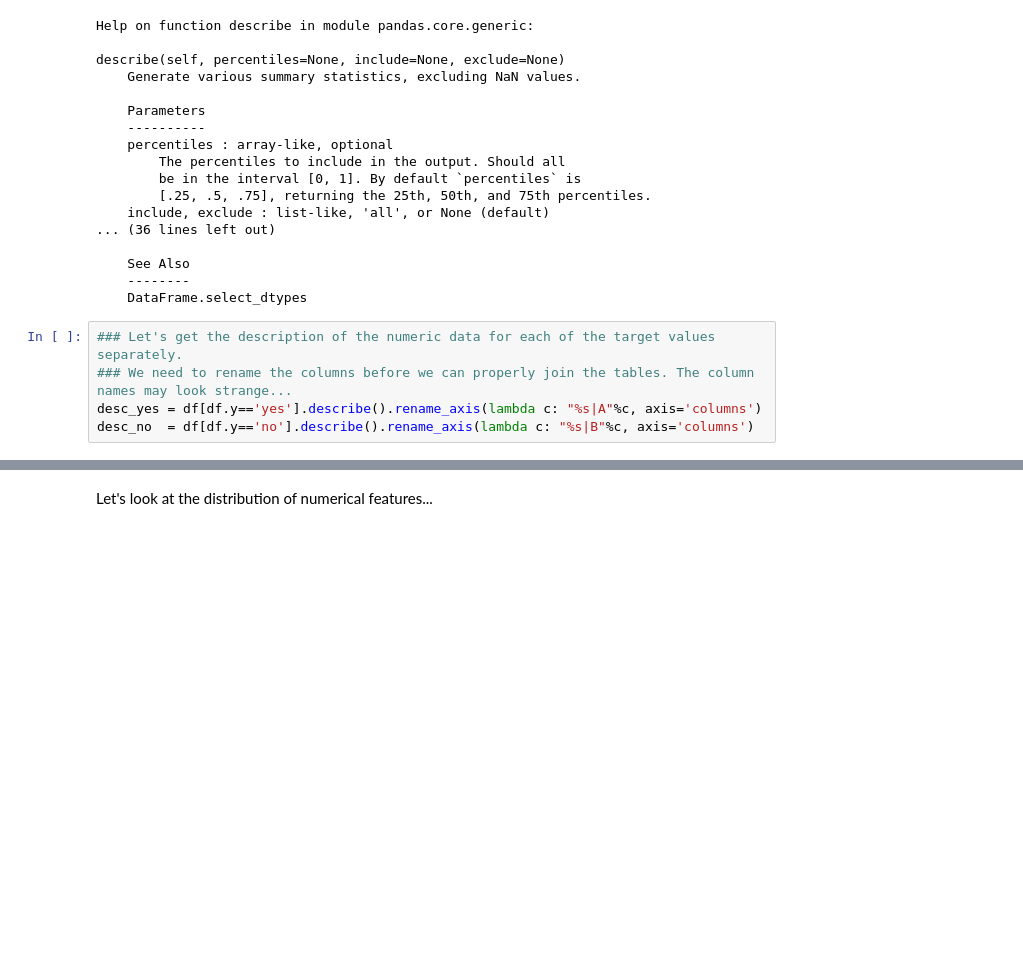
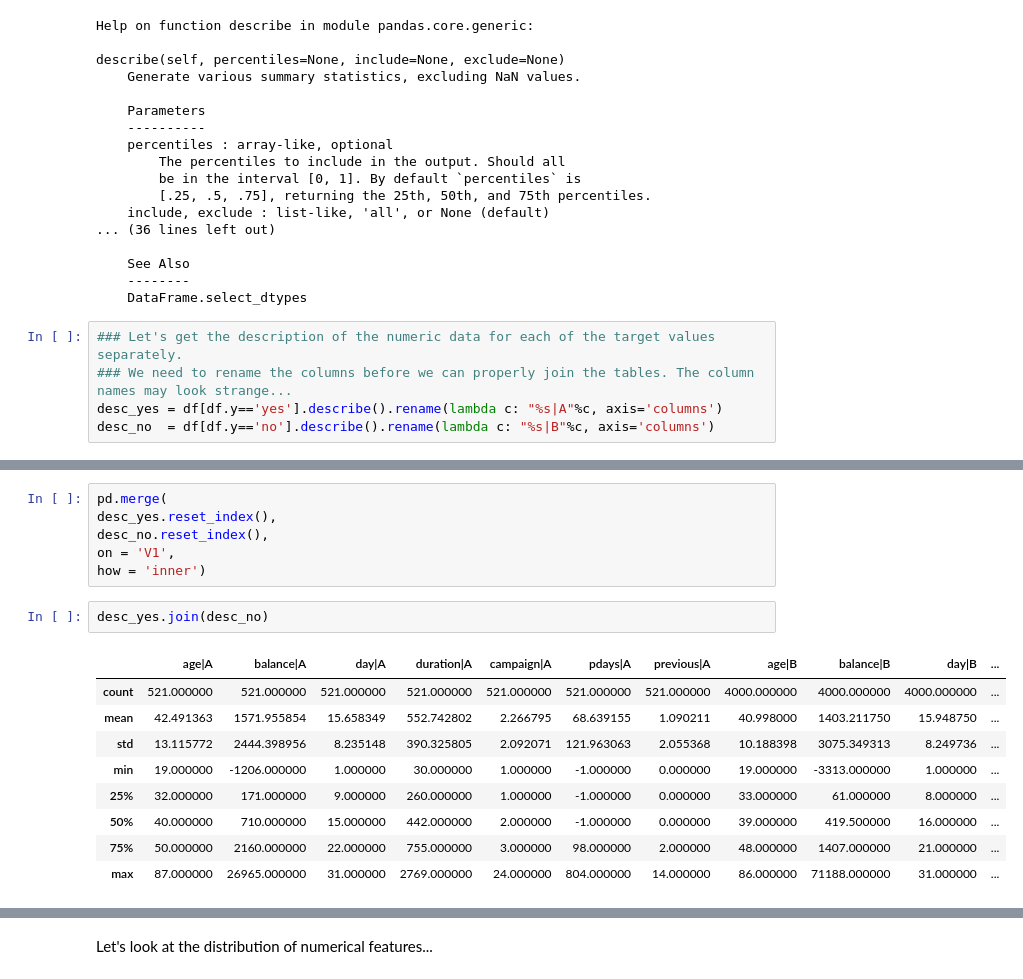
Before and after one commit to peterbengkui/DataProgramming, a Jupyter notebook: 09-Machine-Learning-II/DataPrepExample.ipynb, the cells around one changed output, grey strips where cells are left out. Cells and saved outputs as stored; diff of their text form; blank space fills up the shorter version.

```diff
--- a/09-Machine-Learning-II/DataPrepExample.ipynb
+++ b/09-Machine-Learning-II/DataPrepExample.ipynb
@@ -155,5 +163,5 @@ describe(self, percentiles=None, include=None, exclude=None)
 # %%
 ### Let's get the description of the numeric data for each of the target values separately.
 ### We need to rename the columns before we can properly join the tables. The column names may look strange...
-desc_yes = df[df.y=='yes'].describe().rename_axis(lambda c: "%s|A"%c, axis='columns')
-desc_no  = df[df.y=='no'].describe().rename_axis(lambda c: "%s|B"%c, axis='columns')
+desc_yes = df[df.y=='yes'].describe().rename(lambda c: "%s|A"%c, axis='columns')
+desc_no  = df[df.y=='no'].describe().rename(lambda c: "%s|B"%c, axis='columns')
@@ -160,2 +192,20 @@ desc_no  = df[df.y=='no'].describe().rename_axis(lambda c: "%s|B"%c, axis='colum
+# %%
+pd.merge(
+desc_yes.reset_index(),
+desc_no.reset_index(),
+on = 'V1',
+how = 'inner')
+# %%
+desc_yes.join(desc_no)
+# %% [output]
+|  | age|A | balance|A | day|A | duration|A | campaign|A | pdays|A | previous|A | age|B | balance|B | day|B | ... |
+| count | 521.000000 | 521.000000 | 521.000000 | 521.000000 | 521.000000 | 521.000000 | 521.000000 | 4000.000000 | 4000.000000 | 4000.000000 | ... |
+| mean | 42.491363 | 1571.955854 | 15.658349 | 552.742802 | 2.266795 | 68.639155 | 1.090211 | 40.998000 | 1403.211750 | 15.948750 | ... |
+| std | 13.115772 | 2444.398956 | 8.235148 | 390.325805 | 2.092071 | 121.963063 | 2.055368 | 10.188398 | 3075.349313 | 8.249736 | ... |
+| min | 19.000000 | -1206.000000 | 1.000000 | 30.000000 | 1.000000 | -1.000000 | 0.000000 | 19.000000 | -3313.000000 | 1.000000 | ... |
+| 25% | 32.000000 | 171.000000 | 9.000000 | 260.000000 | 1.000000 | -1.000000 | 0.000000 | 33.000000 | 61.000000 | 8.000000 | ... |
+| 50% | 40.000000 | 710.000000 | 15.000000 | 442.000000 | 2.000000 | -1.000000 | 0.000000 | 39.000000 | 419.500000 | 16.000000 | ... |
+| 75% | 50.000000 | 2160.000000 | 22.000000 | 755.000000 | 3.000000 | 98.000000 | 2.000000 | 48.000000 | 1407.000000 | 21.000000 | ... |
+| max | 87.000000 | 26965.000000 | 31.000000 | 2769.000000 | 24.000000 | 804.000000 | 14.000000 | 86.000000 | 71188.000000 | 31.000000 | ... |
 # %%
 ### ...but this way we can get them in the desired order...
```
Also changed, not shown: parts of 20 cells of this notebook.
